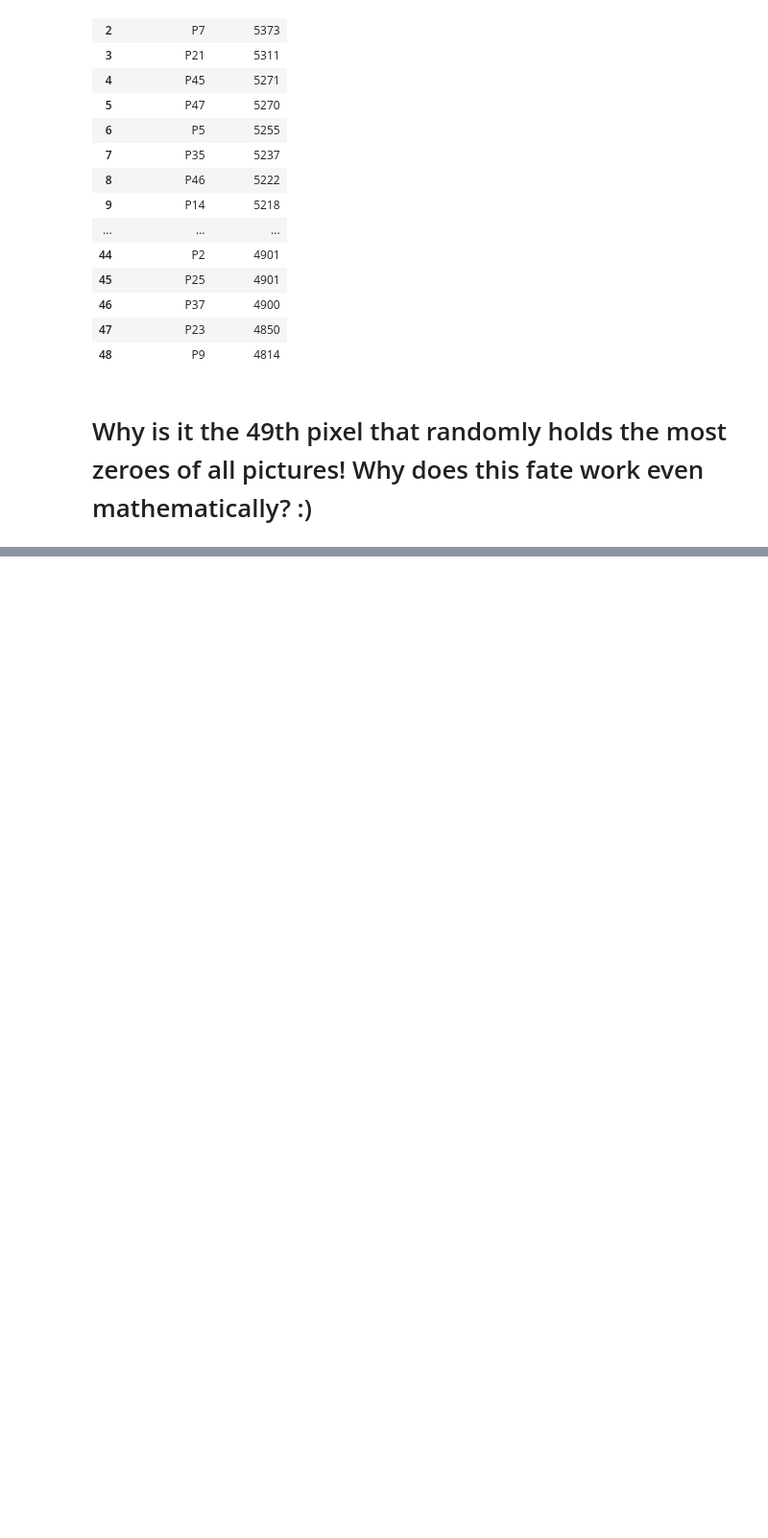
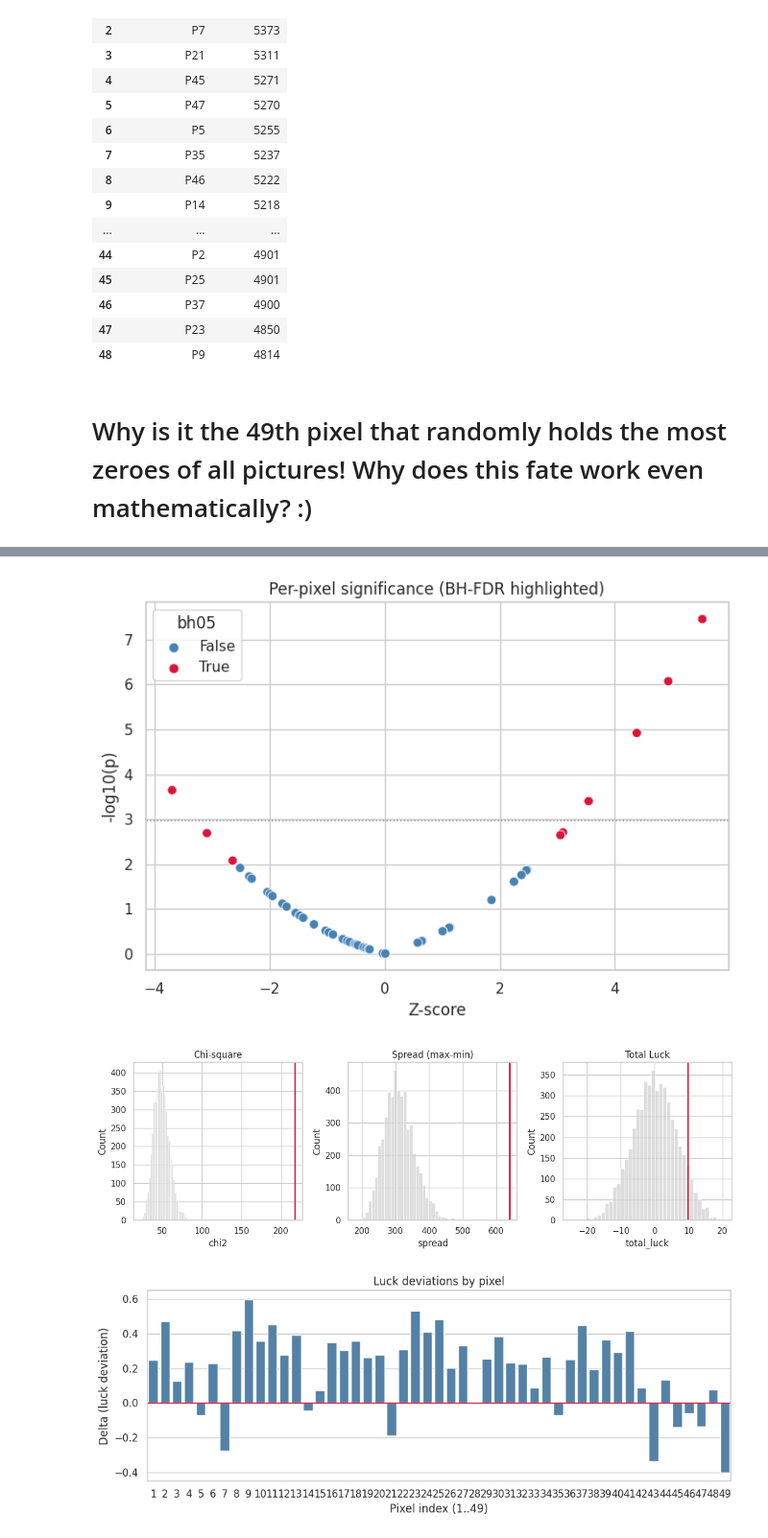
Before and after one commit to takrim1999/AI, a Jupyter notebook: Unlucky_pixel.ipynb, the cells around one changed output, grey strips where cells are left out. Shown at 96% size. Saved outputs shown, nothing was run; the diff lists cells and outputs as text; code cells hidden in the pictures; blank space fills up the shorter version.

Commit message:
Kaggle Notebook | Unlucky_pixel | Version 8

```diff
--- a/Unlucky_pixel.ipynb
+++ b/Unlucky_pixel.ipynb
@@ -109,0 +139,21 @@ report
+# %%
+# Load and deduplicate CSV with chunking to keep memory reasonable
+usecols = [f'P{i}' for i in range(1, 50)]
+chunks = pd.read_csv(CSV, chunksize=100_000, usecols=usecols)
+# Concatenate and drop duplicates
+parts = []
+for ch in chunks:
+    parts.append(ch)
+    if len(parts) >= 10:
+        parts = [pd.concat(parts, ignore_index=True).drop_duplicates()]
+        gc.collect()
+df = pd.concat(parts, ignore_index=True).drop_duplicates()
+print('After dedup:', df.shape)
+
+# Compute zero counts for P1..P49
+zero_counts = (df == 0).sum().astype(int)
+report = zero_counts.reset_index()
+report.columns = ['Column Name', 'Zero Count']
+report = report.sort_values('Column Name').reset_index(drop=True)
+report.to_csv(WORK/'p1_p49_zero_counts_report.csv', index=False)
+print('Saved:', WORK/'p1_p49_zero_counts_report.csv')
@@ -109,0 +248,25 @@ report
+# %%
+# Figures: volcano, null vs observed, delta bars
+plt.figure(figsize=(7,5))
+sns.scatterplot(data=per_pixel, x='z', y=-np.log10(per_pixel['p'].clip(lower=1e-300)), hue='bh05', palette={True:'crimson', False:'steelblue'}, s=50)
+plt.axhline(-np.log10(0.05/49), color='gray', linestyle=':', linewidth=1)
+plt.xlabel('Z-score'); plt.ylabel('-log10(p)'); plt.title('Per-pixel significance (BH-FDR highlighted)')
+plt.tight_layout(); plt.savefig(FIG/'volcano_per_pixel.png', dpi=300); plt.show()
+
+plt.figure(figsize=(12,4))
+for i,(metric,label) in enumerate([('chi2','Chi-square'),('spread','Spread (max-min)'),('total_luck','Total Luck')]):
+    plt.subplot(1,3,i+1)
+    sns.histplot(null_df[metric], bins=40, color='lightgray')
+    v = {'chi2': chi2, 'spread': (zmax - zmin), 'total_luck': total_luck}[metric]
+    plt.axvline(v, color='crimson', linewidth=2); plt.title(label)
+plt.tight_layout(); plt.savefig(FIG/'null_vs_observed.png', dpi=300); plt.show()
+
+plt.figure(figsize=(10,4))
+sns.barplot(x=np.arange(1,50), y=delta, color='steelblue')
+plt.axhline(0.0, color='crimson', linewidth=1)
+plt.xlabel('Pixel index (1..49)'); plt.ylabel('Delta (luck deviation)'); plt.title('Luck deviations by pixel')
+plt.tight_layout(); plt.savefig(FIG/'delta_bars.png', dpi=300); plt.show()
+# %% [output]
+[figure, added]
+[figure, added]
+[figure, added]
```
Also changed, not shown: parts of 7 cells of this notebook.
